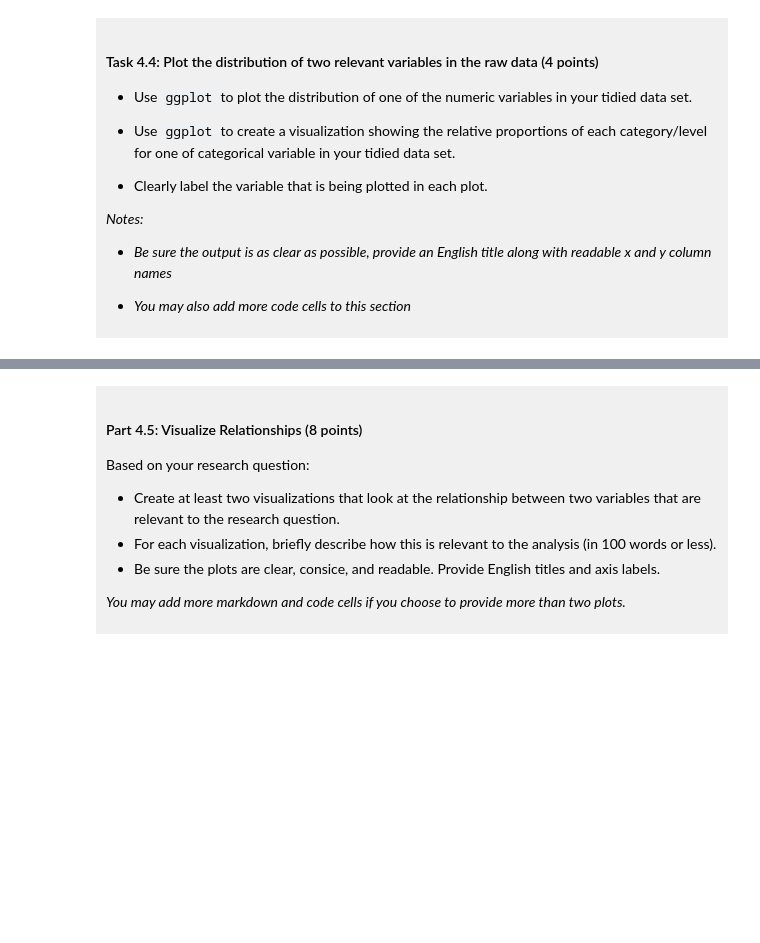
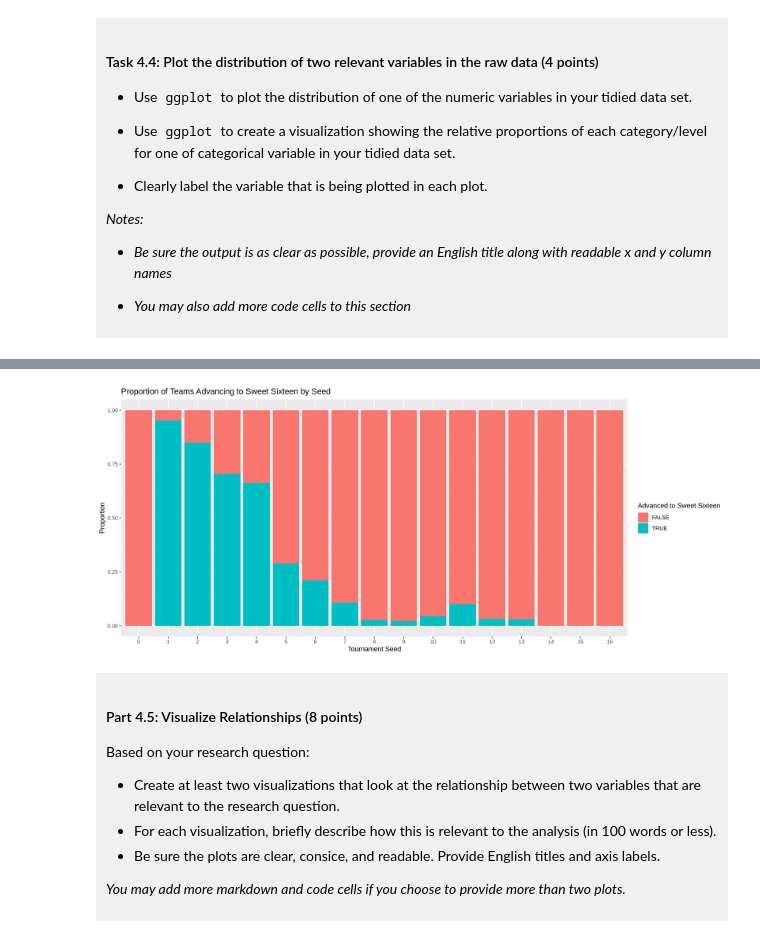
Before and after one commit to remyrxli/dsci-100-project-remy-li, a Jupyter notebook: dsci-100-project-notebook.ipynb, the cells around one changed output, grey strips where cells are left out. Saved outputs shown, nothing was run; the diff lists cells and outputs as text; code cells hidden in the pictures; blank space fills up the shorter version.

```diff
--- a/dsci-100-project-notebook.ipynb
+++ b/dsci-100-project-notebook.ipynb
@@ -300,5 +363,19 @@ You will refine your research question (if needed) and produce a tidy data set.
 # %%
-### EDIT THIS CODE CELL FOR PLOT 2 ###
+options(repr.plot.width = 14, repr.plot.height = 6)
+
+plot2 <- march_madness_tidy |>
+  ggplot(aes(x = factor(seed), fill = sweet_sixteen)) +
+  geom_bar(position = "fill", width = 0.9) +
+  labs(
+    title = "Proportion of Teams Advancing to Sweet Sixteen by Seed",
+    x = "Tournament Seed",
+    y = "Proportion",
+    fill = "Advanced to Sweet Sixteen"
+  )
+
+plot2
+# %% [output]
+[figure, added]
 # %% [markdown]
 <div style="background-color: #f0f0f0; padding: 10px;">
 
```
Also changed, not shown: parts of 11 cells of this notebook.
